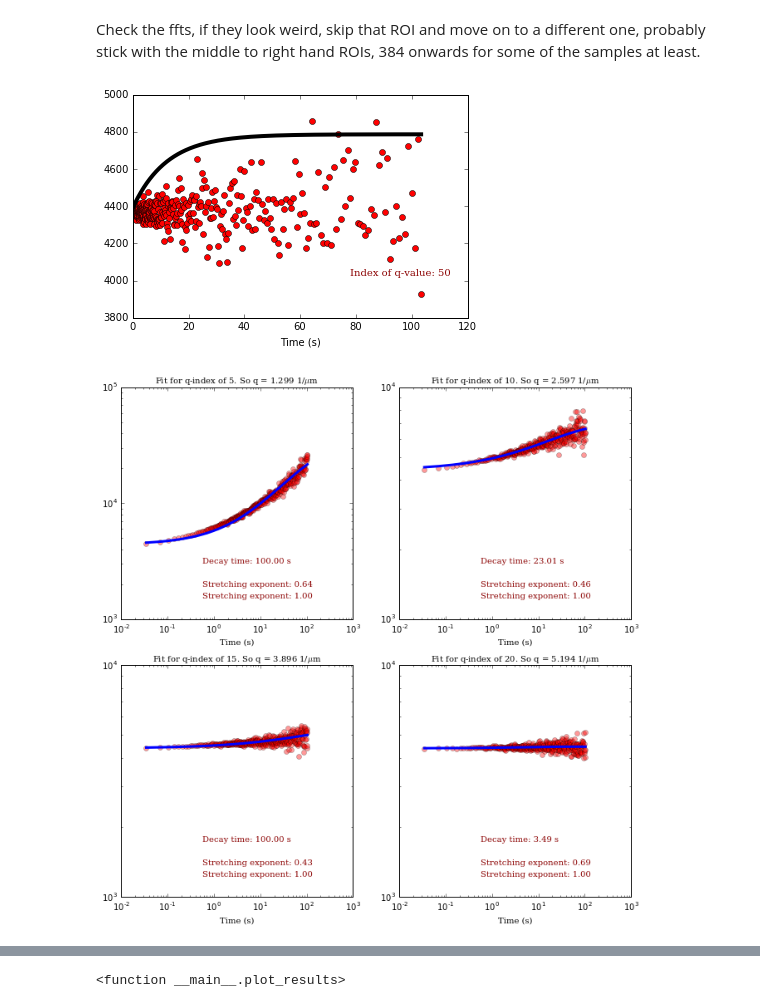
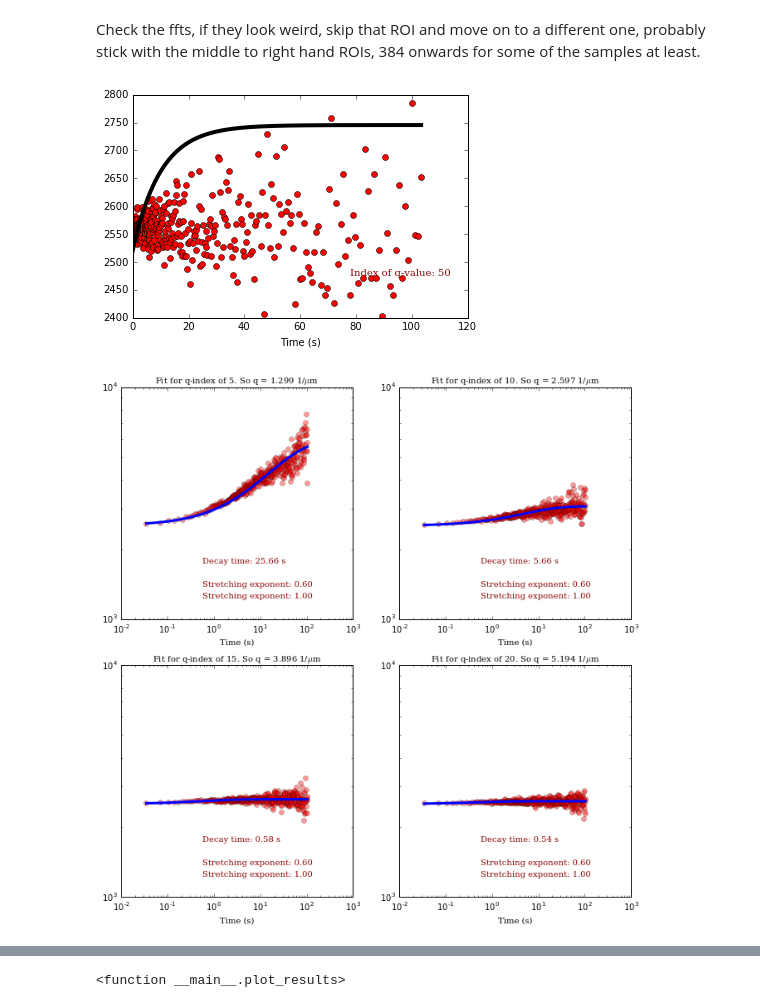
Before and after one commit to rmcgorty/Differential-Dynamic-Microscopy---Python, a Jupyter notebook: DDM analysis for DNA samples.ipynb, the cells around one changed output, grey strips where cells are left out. Saved outputs shown, nothing was run; the diff lists cells and outputs as text; code cells hidden in the pictures.

```diff
--- a/DDM analysis for DNA samples.ipynb
+++ b/DDM analysis for DNA samples.ipynb
@@ -53,7 +53,7 @@ Check the ffts, if they look weird, skip that ROI and move on to a different one
 %matplotlib inline
 mpld3.enable_notebook()
 # Change the directory or data file and change the condition number so the average ROI list can be iterated over
-ss = 0 #changes the video
+ss = 3 #changes the video
 c = 0 #changes the ROI
 
 data_dir = "Z:\\Devynn_Summer2018\\Data\\2018-07-11_DNA\\2018-07-11_videos\\Actin\\"
@@ -74,22 +74,22 @@ ffts = dat['ffts']
 # %%
 %matplotlib inline
 mpld3.enable_notebook()
 
 q = np.arange(0,imDimension/2)*2*np.pi*(1./(imDimension*px))
 times = dts/framerate
 q_index = 50
-backg = 4390
+backg = 2520
 #We try to use the function `returnReasonableParams` to find reasonable initial guesses for the fitting function
 
 pars,minp,maxp,lmin,lmax,fix = ddm.returnReasonableParams(d=ravs[:,q_index],bg=backg, double=False, fps=framerate)
 plt.plot(times, ravs[:,q_index],'ro') #plot the data
 plt.plot(times, ddm.dTheory(times,*pars), '-k', lw=4) #see how well the initial guess performs
 ax = plt.gca()
 plt.text(0.8, 0.2, 'Index of q-value: %i' % q_index, horizontalalignment='center', verticalalignment='center',
            transform=ax.transAxes, fontdict=font_plt)
 plt.xlabel('Time (s)');
 # %% [output]
-[figure, old version]
+[figure, new version]
 # %%
 def two_rounds_fitting(data, times):
     '''
@@ -109,7 +109,7 @@ def two_rounds_fitting(data, times):
     pars[3]=0.6
     maxp[1] = 100
     maxp[5] = 100
-    fix[3]=False
+    fix[3]=True
     fix[2]=True
     minp[6] = 0.5
     maxp[6]=1.0
@@ -164,7 +164,7 @@ for i,q_index in enumerate([5,10,15,20]):
     ax.set_title("Fit for q-index of %i. So q = %.3f 1/$\mu$m" % (q_index, q[q_index]), fontdict=font_plt_ax)
     #ax.set_ylim(2.5e3,4.5e3)
 # %% [output]
-[figure, old version]
+[figure, new version]
 # %%
 #Now, we'll do that fit for *all* q-values
 
```
Also changed, not shown: parts of 2 cells of this notebook.
